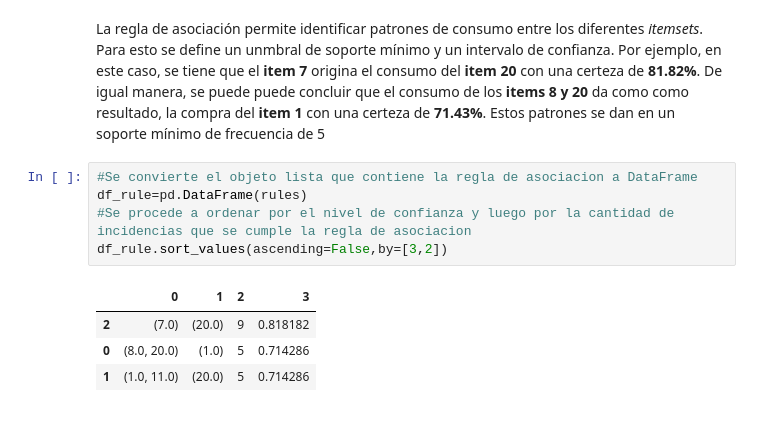
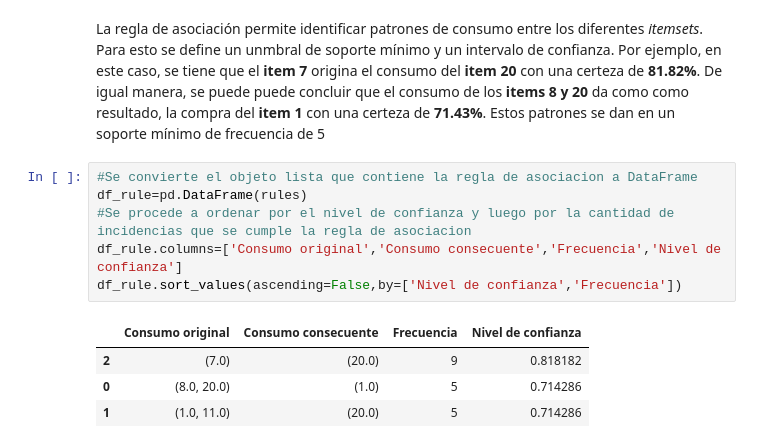
Before and after one commit to rasecotineb/datascience, a Jupyter notebook: datamining/Itemset_Pattern.ipynb, the cells around one changed output. Drawn from its saved outputs; the diff is of its cells as text.

```diff
--- a/datamining/Itemset_Pattern.ipynb
+++ b/datamining/Itemset_Pattern.ipynb
@@ -205,10 +205,11 @@ De igual manera, se puede puede concluir que el consumo de los **items 8 y 20**
 # %%
 #Se convierte el objeto lista que contiene la regla de asociacion a DataFrame
 df_rule=pd.DataFrame(rules)
 #Se procede a ordenar por el nivel de confianza y luego por la cantidad de incidencias que se cumple la regla de asociacion
-df_rule.sort_values(ascending=False,by=[3,2])
+df_rule.columns=['Consumo original','Consumo consecuente','Frecuencia','Nivel de confianza']
+df_rule.sort_values(ascending=False,by=['Nivel de confianza','Frecuencia'])
 # %% [output]
-|  | 0 | 1 | 2 | 3 |
+|  | Consumo original | Consumo consecuente | Frecuencia | Nivel de confianza |
 | 2 | (7.0) | (20.0) | 9 | 0.818182 |
 | 0 | (8.0, 20.0) | (1.0) | 5 | 0.714286 |
 | 1 | (1.0, 11.0) | (20.0) | 5 | 0.714286 |
```
